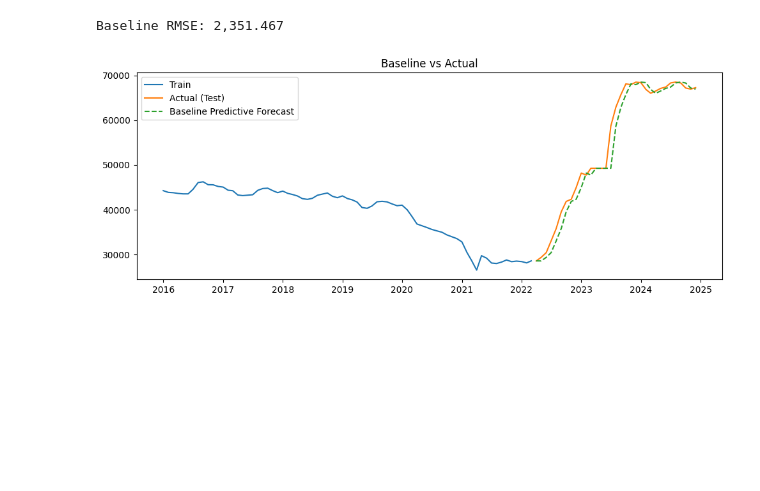
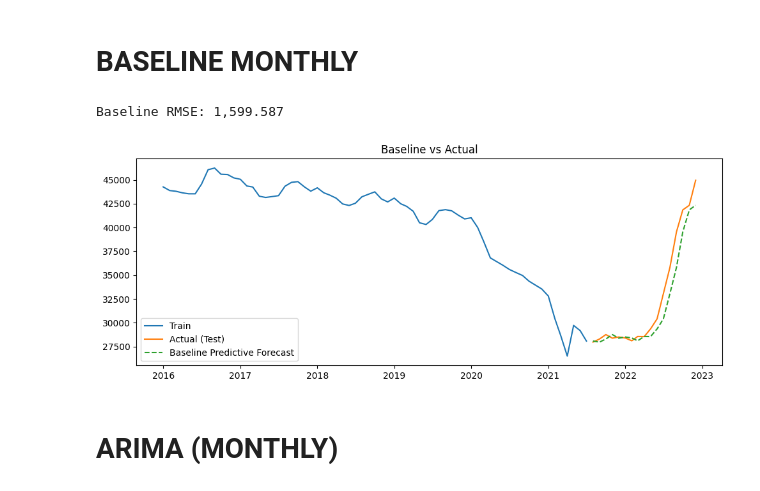
Before and after one commit to kevinserr/Time_Series_Forecast_of_Homelessness_in_NYC_with_Local_Model_Deployment, a Jupyter notebook: python/model_training.ipynb, the cells around one changed output. Saved outputs shown, nothing was run; the diff lists cells and outputs as text; code cells hidden in the pictures; blank space fills up the shorter version.

```diff
--- a/python/model_training.ipynb
+++ b/python/model_training.ipynb
@@ -104,26 +122,30 @@ plot_pacf(s)
+# %% [markdown]
+# BASELINE MONTHLY
 # %%
 # train test splits
-split_idx = int(len(s) * 0.70)
-# 70% of the data
-train = s.iloc[:split_idx]
-# 30% of the data
-test  = s.iloc[split_idx:]
+splitbaseline = int(len(s) * 0.80)
+# 80% of the data
+trainbaseline = s.iloc[:splitbaseline]
+# 20% of the data
+testbaseline  = s.iloc[splitbaseline:]
 # %%
 # baseline prediction is using the previous value as the way to predict the next value
-predict = s.shift(1)[test.index]
-rmse_baseline = np.sqrt(mean_squared_error(test,predict))
+predict = s.shift(1)[testbaseline.index]
+rmse_baseline = np.sqrt(mean_squared_error(testbaseline,predict))
 
 
 print(f"Baseline RMSE: {rmse_baseline:,.3f}")
 
 plt.figure(figsize=(10,4))
-plt.plot(train, label="Train")
-plt.plot(test, label="Actual (Test)", color="#ff7f0e")
+plt.plot(trainbaseline, label="Train")
+plt.plot(testbaseline, label="Actual (Test)", color="#ff7f0e")
 plt.plot(predict, label="Baseline Predictive Forecast", color="#2ca02c", linestyle="--")
 plt.title('Baseline vs Actual')
 plt.legend()
 plt.tight_layout()
 plt.show()
 # %% [output]
-Baseline RMSE: 2,351.467
+Baseline RMSE: 1,599.587
-[figure, old version]
+[figure, new version]
+# %% [markdown]
+# ARIMA (MONTHLY)
```
Also changed, not shown: parts of 22 cells of this notebook, 5 other files.
